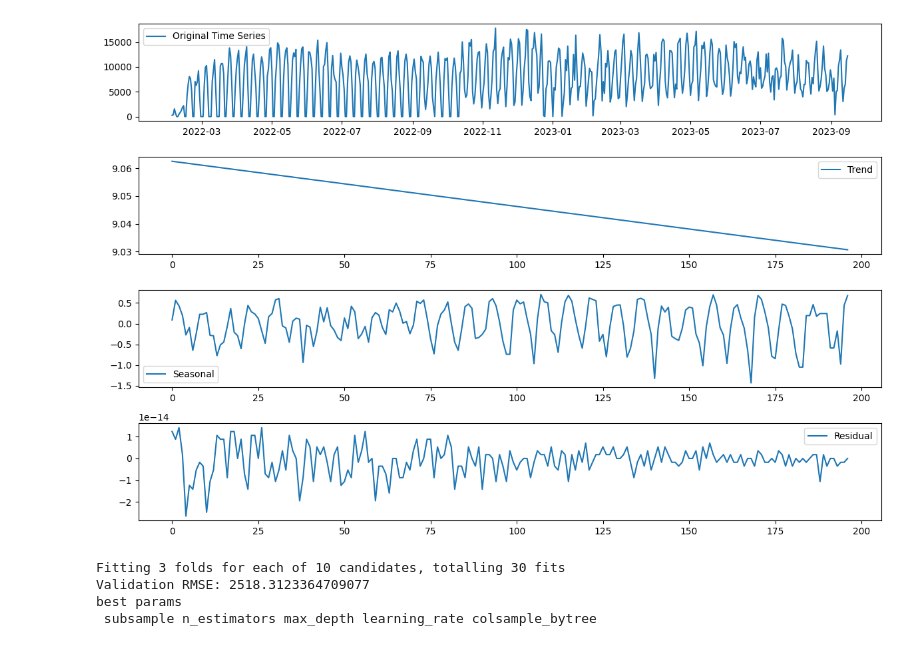
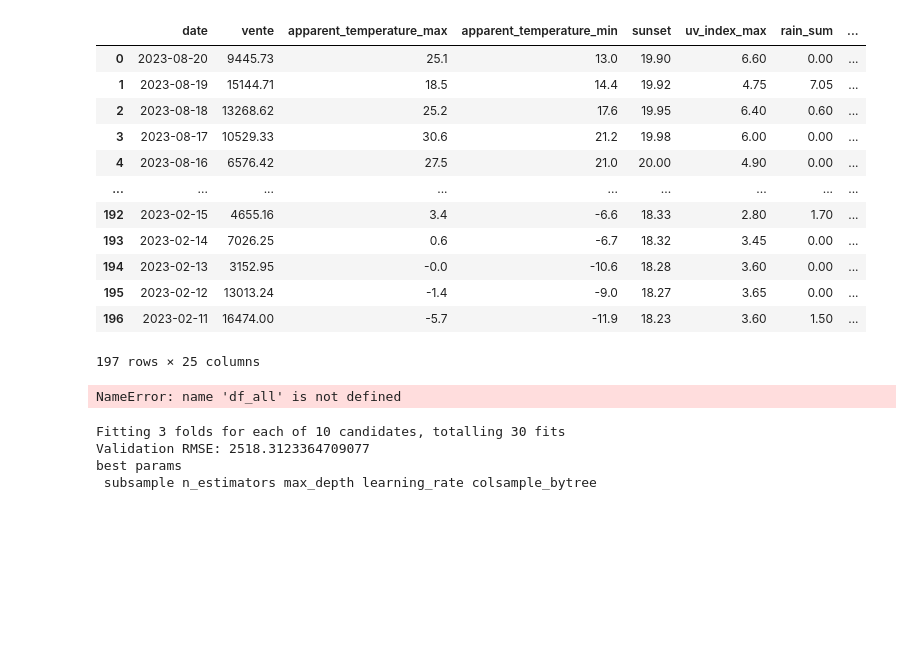
Before and after one commit to Last-Autumn-Leaf/dionysos, a Jupyter notebook: newModel.ipynb, the cells around one changed output. Saved outputs shown, nothing was run; the diff lists cells and outputs as text; code cells hidden in the pictures; blank space fills up the shorter version.

```diff
--- a/newModel.ipynb
+++ b/newModel.ipynb
@@ -14,13 +14,29 @@ from sklearn.model_selection import RandomizedSearchCV
 # %%
 df_sales=pd.read_csv("prevision/data/daily_sales.csv",parse_dates=['Date'] ,index_col='Date').rename_axis('date')
 df_meteo=pd.read_csv("prevision/data/meteo.csv",parse_dates=['time'],index_col='time').rename_axis('date').drop('Unnamed: 0',axis=1)
 df_predictHQ=pd.read_csv("prevision/data/affluence.csv",parse_dates=['date'],index_col='date')
 df_all=pd.merge(pd.merge(df_sales, df_meteo, on='date'), df_predictHQ, on='date').reset_index().dropna()
 df_all=addDates(df_all)
+df_all = add_sport_broadcast(df_all)
+df_all
+# %% [output]
+|  | date | vente | apparent_temperature_max | apparent_temperature_min | sunset | uv_index_max | rain_sum | ... |
+| 0 | 2023-08-20 | 9445.73 | 25.1 | 13.0 | 19.90 | 6.60 | 0.00 | ... |
+| 1 | 2023-08-19 | 15144.71 | 18.5 | 14.4 | 19.92 | 4.75 | 7.05 | ... |
+| 2 | 2023-08-18 | 13268.62 | 25.2 | 17.6 | 19.95 | 6.40 | 0.60 | ... |
+| 3 | 2023-08-17 | 10529.33 | 30.6 | 21.2 | 19.98 | 6.00 | 0.00 | ... |
+| 4 | 2023-08-16 | 6576.42 | 27.5 | 21.0 | 20.00 | 4.90 | 0.00 | ... |
+| ... | ... | ... | ... | ... | ... | ... | ... | ... |
+| 192 | 2023-02-15 | 4655.16 | 3.4 | -6.6 | 18.33 | 2.80 | 1.70 | ... |
+| 193 | 2023-02-14 | 7026.25 | 0.6 | -6.7 | 18.32 | 3.45 | 0.00 | ... |
+| 194 | 2023-02-13 | 3152.95 | -0.0 | -10.6 | 18.28 | 3.60 | 0.00 | ... |
+| 195 | 2023-02-12 | 13013.24 | -1.4 | -9.0 | 18.27 | 3.65 | 0.00 | ... |
+| 196 | 2023-02-11 | 16474.00 | -5.7 | -11.9 | 18.23 | 3.60 | 1.50 | ... |
+197 rows × 25 columns
 # %%
 sales_data_non_zero = df_all['vente'].replace(0, np.nan).dropna()
 log_sales = np.log(sales_data_non_zero)
-stl = STL(log_sales, seasonal=13,period=30*6)
+stl = STL(log_sales, seasonal=13,period=30*3)
 result = stl.fit()
 
 trend = result.trend
@@ -48,7 +64,7 @@ plt.legend()
 plt.tight_layout()
 plt.show()
 # %% [output]
-[figure, removed]
+NameError: name 'df_all' is not defined
 # %%
 class WindowGenerator():
     def __init__(self, X, Y, input_sequence_length=14, output_sequence_length=7):
```
Also changed, not shown: 34 other files.
